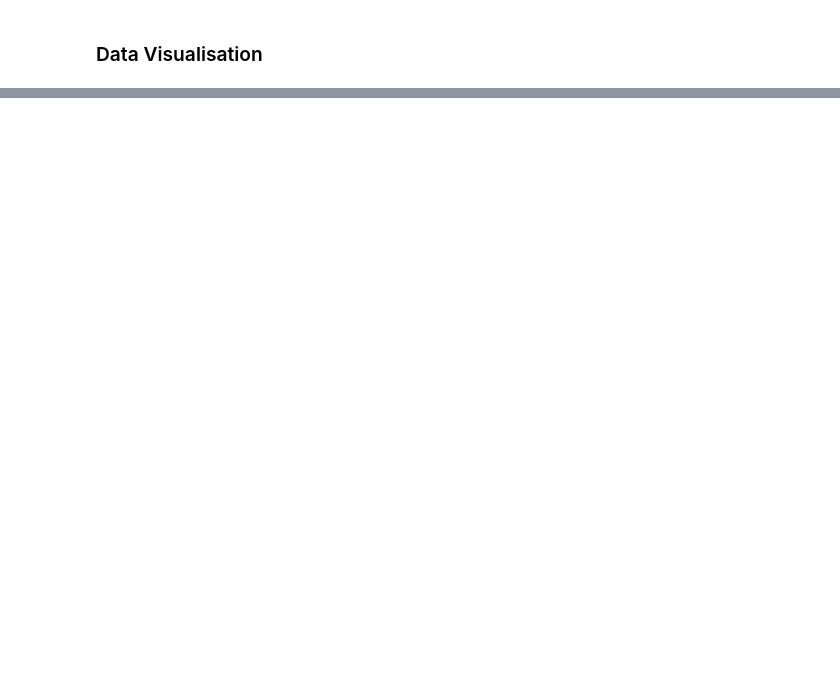
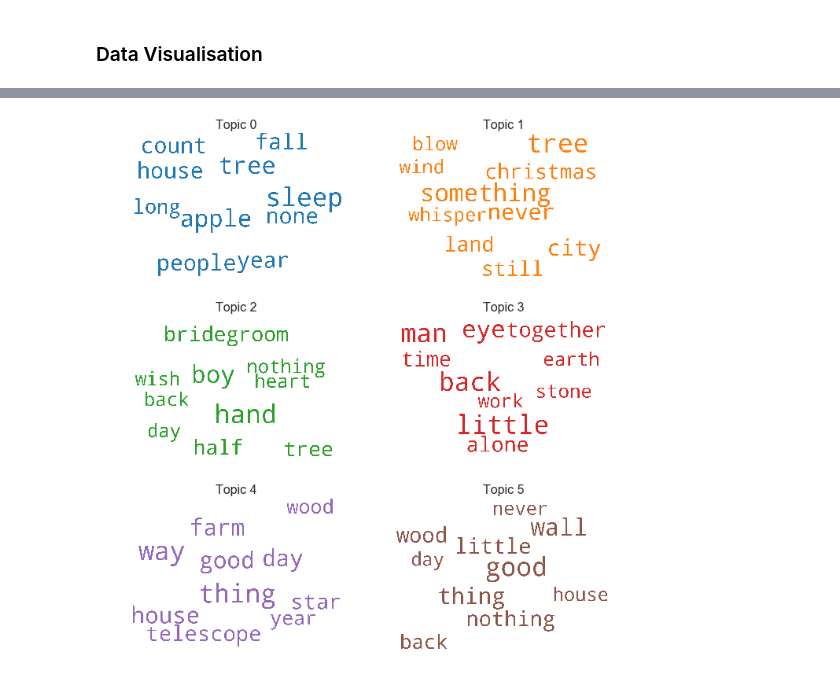
Before and after one commit to rochiecuevas/poetry, a Jupyter notebook: Frost_NLP.ipynb, the cells around one changed output, grey strips where cells are left out. Saved outputs shown, nothing was run; the diff lists cells and outputs as text; code cells hidden in the pictures; blank space fills up the shorter version.

```diff
--- a/Frost_NLP.ipynb
+++ b/Frost_NLP.ipynb
@@ -616,34 +732,36 @@ from wordcloud import WordCloud, STOPWORDS
 import matplotlib.colors as mcolors
 
 cols = [color for name, color in mcolors.TABLEAU_COLORS.items()]  # more colors: 'mcolors.XKCD_COLORS'
 
 cloud = WordCloud(stopwords = stops,
                   background_color = 'white',
                   width = 2500,
                   height = 1800,
                   max_words = 10,
                   colormap = 'tab10',
                   color_func = lambda *args, **kwargs: cols[i],
                   prefer_horizontal = 1.0)
 
 topics = lda_model.show_topics(formatted=False)
 
-fig, axes = plt.subplots(2, 2, figsize = (10,10), sharex = True, sharey = True)
+fig, axes = plt.subplots(3, 2, figsize = (10,10), sharex = True, sharey = True)
 
 for i, ax in enumerate(axes.flatten()):
     fig.add_subplot(ax)
     topic_words = dict(topics[i][1])
     cloud.generate_from_frequencies(topic_words, max_font_size = 300)
     plt.gca().imshow(cloud)
     plt.gca().set_title('Topic ' + str(i), fontdict=dict(size = 16))
     plt.gca().axis('off')
 
 
 plt.subplots_adjust(wspace = 0, hspace = 0)
 plt.axis('off')
 plt.margins(x = 0, y = 0)
 plt.tight_layout()
 plt.show()
+# %% [output]
+[figure, added]
 # %%
 from collections import Counter
 topics = lda_model.show_topics(formatted = False)
```
Also changed, not shown: parts of 17 cells of this notebook, 1 other file.
